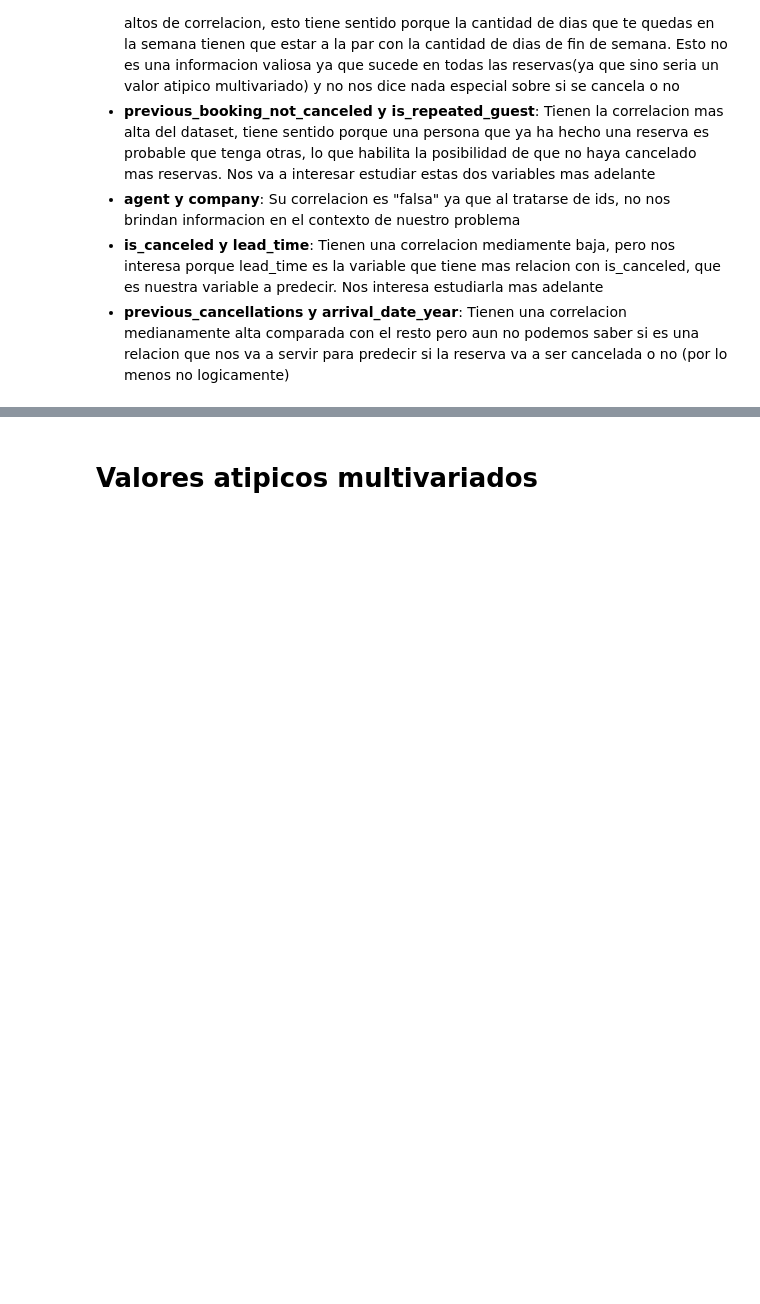
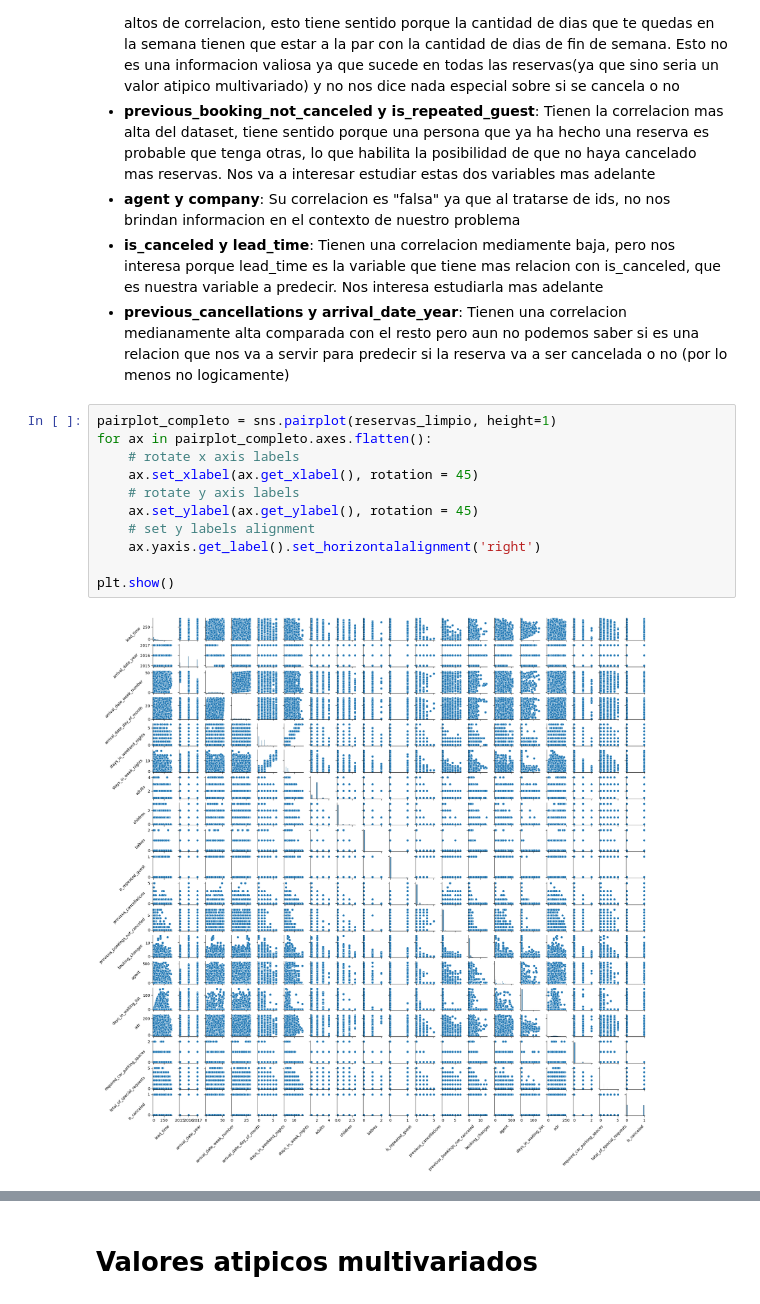
Before and after one commit to franmazzaro/7506R-2C2023-GRUPO39, a Jupyter notebook: 7506R_TP1_GRUPO39_CHP1_ENTREGA.ipynb, the cells around one changed output, grey strips where cells are left out. Drawn from its saved outputs; the diff is of its cells as text; blank space fills up the shorter version.

```diff
--- a/7506R_TP1_GRUPO39_CHP1_ENTREGA.ipynb
+++ b/7506R_TP1_GRUPO39_CHP1_ENTREGA.ipynb
@@ -1057,3 +1057,16 @@ Haciendo un mapa de calor de la correlacion de Pearson entre las variables, vemo
 - **agent y company**: Su correlacion es "falsa" ya que al tratarse de ids, no nos brindan informacion en el contexto de nuestro problema <br>
 - **is_canceled y lead_time**: Tienen una correlacion mediamente baja, pero nos interesa porque lead_time es la variable que tiene mas relacion con is_canceled, que es nuestra variable a predecir. Nos interesa estudiarla mas adelante
 - **previous_cancellations y arrival_date_year**: Tienen una correlacion medianamente alta comparada con el resto pero aun no podemos saber si es una relacion que nos va a servir para predecir si la reserva va a ser cancelada o no (por lo menos no logicamente)
+# %%
+pairplot_completo = sns.pairplot(reservas_limpio, height=1)
+for ax in pairplot_completo.axes.flatten():
+    # rotate x axis labels
+    ax.set_xlabel(ax.get_xlabel(), rotation = 45)
+    # rotate y axis labels
+    ax.set_ylabel(ax.get_ylabel(), rotation = 45)
+    # set y labels alignment
+    ax.yaxis.get_label().set_horizontalalignment('right')
+
+plt.show()
+# %% [output]
+[figure, added]
```
Also changed, not shown: parts of 12 cells of this notebook.
